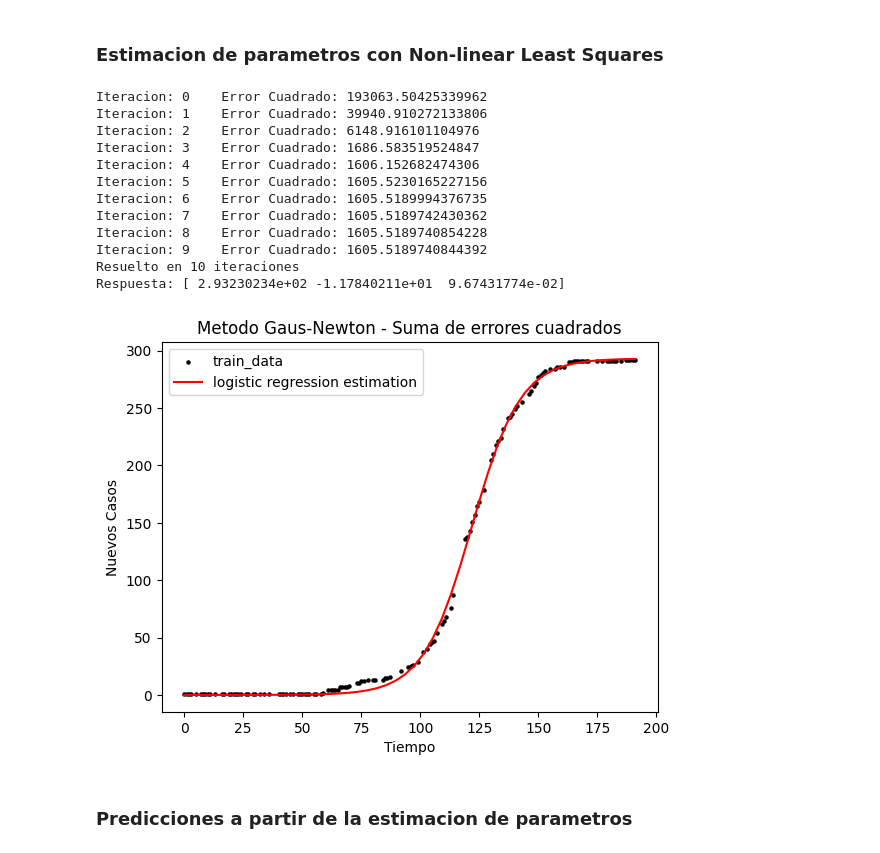
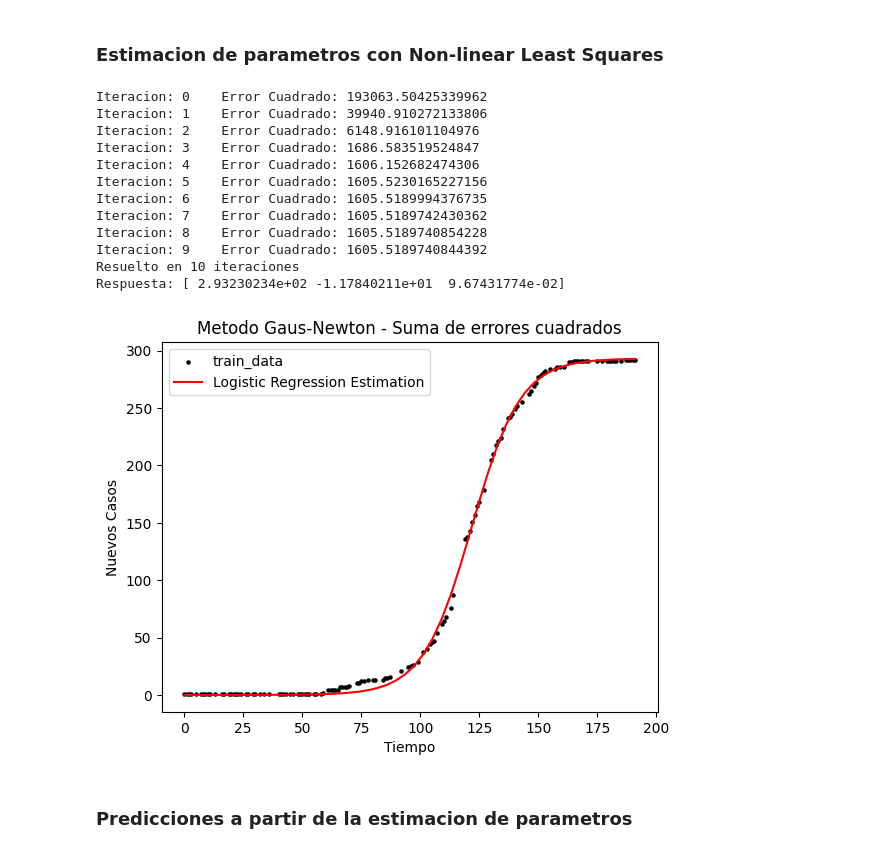
Before and after one commit to unalmedmathnum/Correa-Garcia-Lizcano-Velez, a Jupyter notebook: Tarea 2/least_squares.ipynb, the cells around one changed output. Saved outputs shown, nothing was run; the diff lists cells and outputs as text; code cells hidden in the pictures.

```diff
--- a/Tarea 2/least_squares.ipynb
+++ b/Tarea 2/least_squares.ipynb
@@ -197,42 +205,38 @@ def polynomial_least_squares(x, y, x_pred, n, print_polynomial = True):
 # %% [markdown]
 ### Estimacion de parametros con Non-linear Least Squares
 # %%
-train_X = jnp.array(train_data['time'].values.astype(np.float64))
-train_Y = jnp.array(train_data['clin_signs'].values.astype(np.float64))
-
 iteraciones = 50
 inicio = jnp.array([300, 1, 0]).astype(np.float64)
 det_tol = 1e-12
 
 B, error_gauss = Gauss_Newton(iteraciones, 1e-8, inicio, train_X, train_Y, det_tol)
 
-new_X = linspace(train_X[0], train_X[-1])
-new_Y_gauss = regresion(new_X, *B)
+y_pred_gauss = regresion(x_pred, *B)
 
 plt.scatter(train_X, train_Y, s = 5, color='black', label = "train_data")
-plt.plot(new_X, new_Y_gauss, color='red', label="logistic regression estimation")
+plt.plot(x_pred, y_pred_gauss, color='red', label="Logistic Regression Estimation")
 plt.title(f"Metodo Gaus-Newton - Suma de errores cuadrados")
 plt.xlabel('Tiempo')
 plt.ylabel('Nuevos Casos')
 
 print("Resuelto en", len(error_gauss), "iteraciones")
 print("Respuesta:", B)
 plt.legend()
 plt.show()
 # %% [output]
 Iteracion: 0    Error Cuadrado: 193063.50425339962
 Iteracion: 1    Error Cuadrado: 39940.910272133806
 Iteracion: 2    Error Cuadrado: 6148.916101104976
 Iteracion: 3    Error Cuadrado: 1686.583519524847
 Iteracion: 4    Error Cuadrado: 1606.152682474306
 Iteracion: 5    Error Cuadrado: 1605.5230165227156
 Iteracion: 6    Error Cuadrado: 1605.5189994376735
 Iteracion: 7    Error Cuadrado: 1605.5189742430362
 Iteracion: 8    Error Cuadrado: 1605.5189740854228
 Iteracion: 9    Error Cuadrado: 1605.5189740844392
 Resuelto en 10 iteraciones
 Respuesta: [ 2.93230234e+02 -1.17840211e+01  9.67431774e-02]
-[figure, old version]
+[figure, new version]
 # %% [markdown]
 ### Predicciones a partir de la estimacion de parametros
 # %%
```
Also changed, not shown: parts of 8 cells of this notebook.
